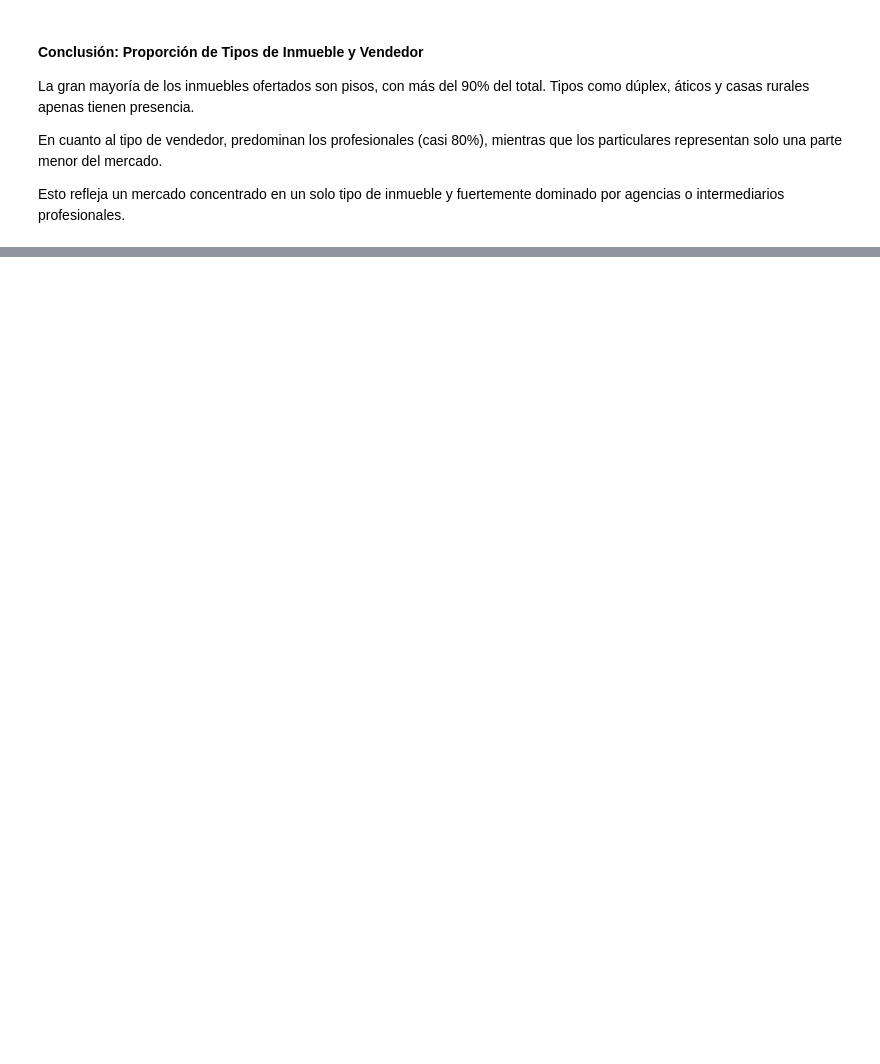
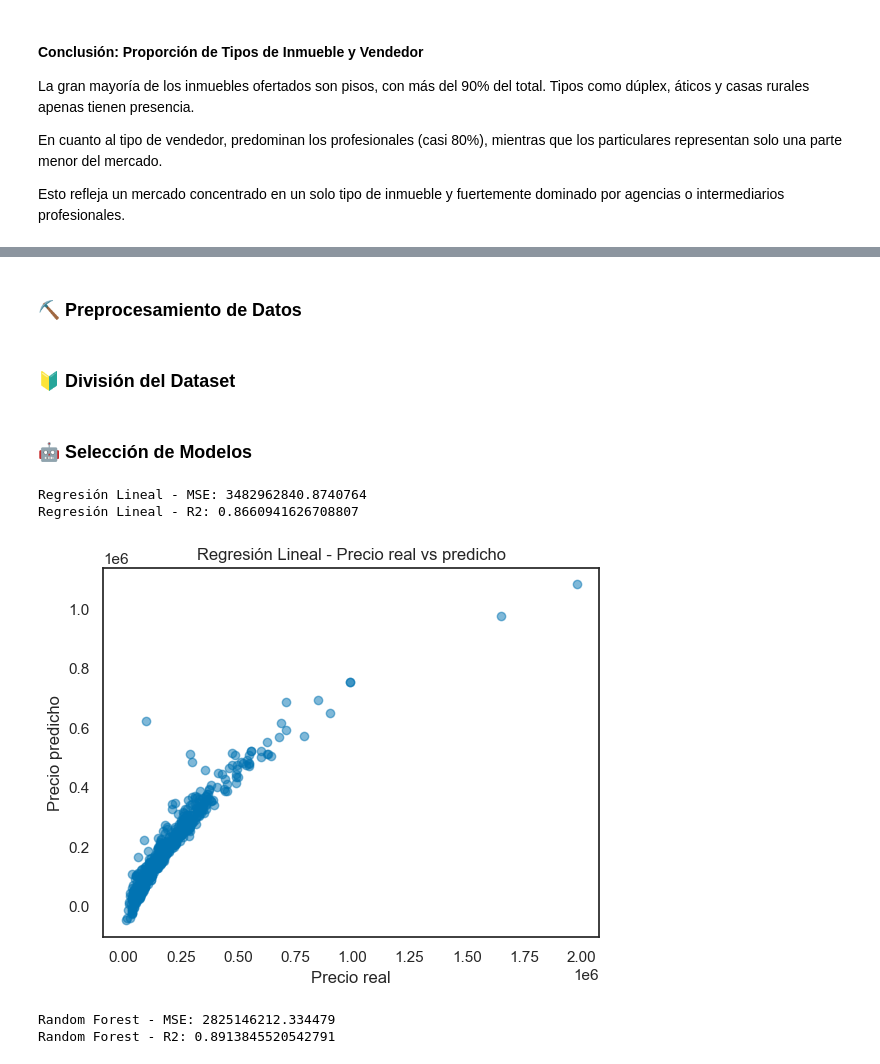
Before and after one commit to apvwbm/HousingPricePredictor-Asturias, a Jupyter notebook: src/results_notebook/final_results.ipynb, the cells around one changed output, grey strips where cells are left out. Saved outputs shown, nothing was run; the diff lists cells and outputs as text; code cells hidden in the pictures; blank space fills up the shorter version.

```diff
--- a/src/results_notebook/final_results.ipynb
+++ b/src/results_notebook/final_results.ipynb
@@ -512,0 +509,5 @@ plt.show()
+# %% [markdown]
+### **⛏ Preprocesamiento de Datos**
+# %%
+# One-Hot Encoding para variables con pocas categorías
+df = pd.get_dummies(df, columns=['tipo_inmueble', 'tipo_vendedor'], drop_first=True)
@@ -512,0 +525,62 @@ plt.show()
+# %%
+# Escalado de Variables Numéricas
+from sklearn.preprocessing import StandardScaler
+
+scaler = StandardScaler()
+numeric_features = ['euros_m2', 'm2_construidos', 'habitaciones', 'banios', 'planta']
+df[numeric_features] = scaler.fit_transform(df[numeric_features])
+# %% [markdown]
+### **🔰 División del Dataset**
+# %%
+from sklearn.model_selection import train_test_split
+
+# Separar variables independientes (X) y dependiente (y)
+X = df.drop(columns=['precio'])  # Ajusta según tu variable objetivo
+y = df['precio']
+
+# Dividir en entrenamiento y prueba
+X_train, X_test, y_train, y_test = train_test_split(X, y, test_size=0.2, random_state=seed)
+# %% [markdown]
+### **🤖 Selección de Modelos**
+# %%
+# Regresión Lineal
+from sklearn.linear_model import LinearRegression
+from sklearn.metrics import mean_squared_error, r2_score
+
+# Entrenar modelo
+lr = LinearRegression()
+lr.fit(X_train, y_train)
+
+# Evaluar
+y_pred_lr = lr.predict(X_test)
+mse_lr = mean_squared_error(y_test, y_pred_lr)
+r2_lr = r2_score(y_test, y_pred_lr)
+print(f"Regresión Lineal - MSE: {mse_lr}")
+print(f"Regresión Lineal - R2: {r2_lr}")
+# %% [output]
+Regresión Lineal - MSE: 3482962840.8740764
+Regresión Lineal - R2: 0.8660941626708807
+# %%
+plt.scatter(y_test, y_pred_lr, alpha=0.5)
+plt.xlabel("Precio real")
+plt.ylabel("Precio predicho")
+plt.title("Regresión Lineal - Precio real vs predicho")
+plt.show()
+# %% [output]
+[figure, added]
+# %%
+from sklearn.ensemble import RandomForestRegressor
+
+# Entrenar modelo
+rf = RandomForestRegressor(n_estimators=100, random_state=seed, n_jobs=-1)
+rf.fit(X_train, y_train)
+
+# Evaluar
+y_pred_rf = rf.predict(X_test)
+mse_rf = mean_squared_error(y_test, y_pred_rf)
+r2_rf = r2_score(y_test, y_pred_rf)
+print(f"Random Forest - MSE: {mse_rf}")
+print(f"Random Forest - R2: {r2_rf}")
+# %% [output]
+Random Forest - MSE: 2825146212.334479
+Random Forest - R2: 0.8913845520542791
```
Also changed, not shown: parts of 15 cells of this notebook, 9 other files.
